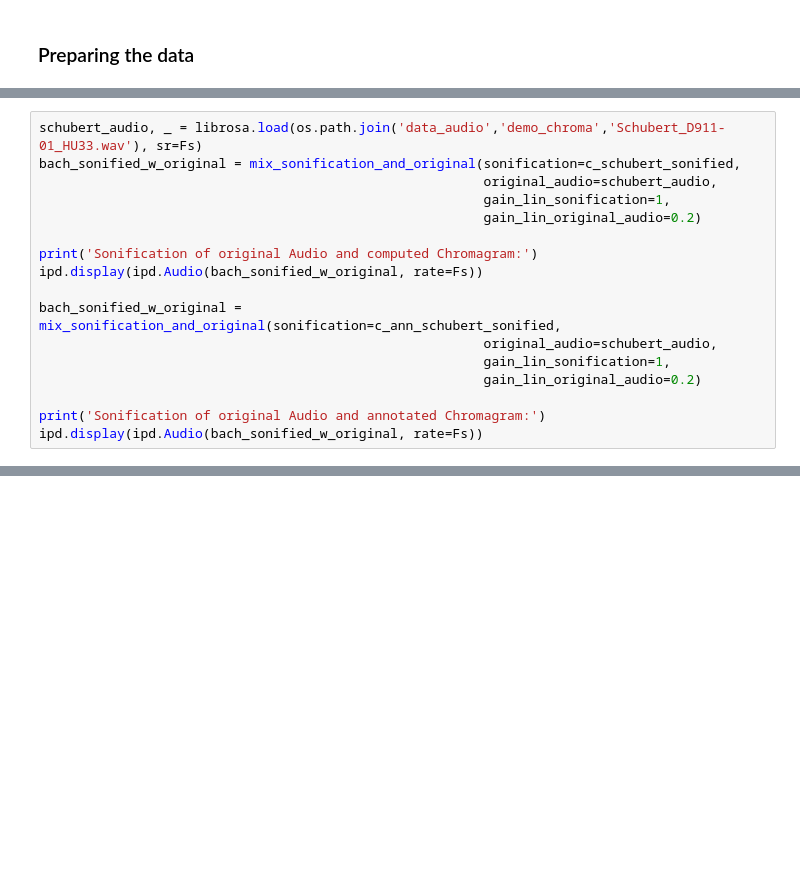
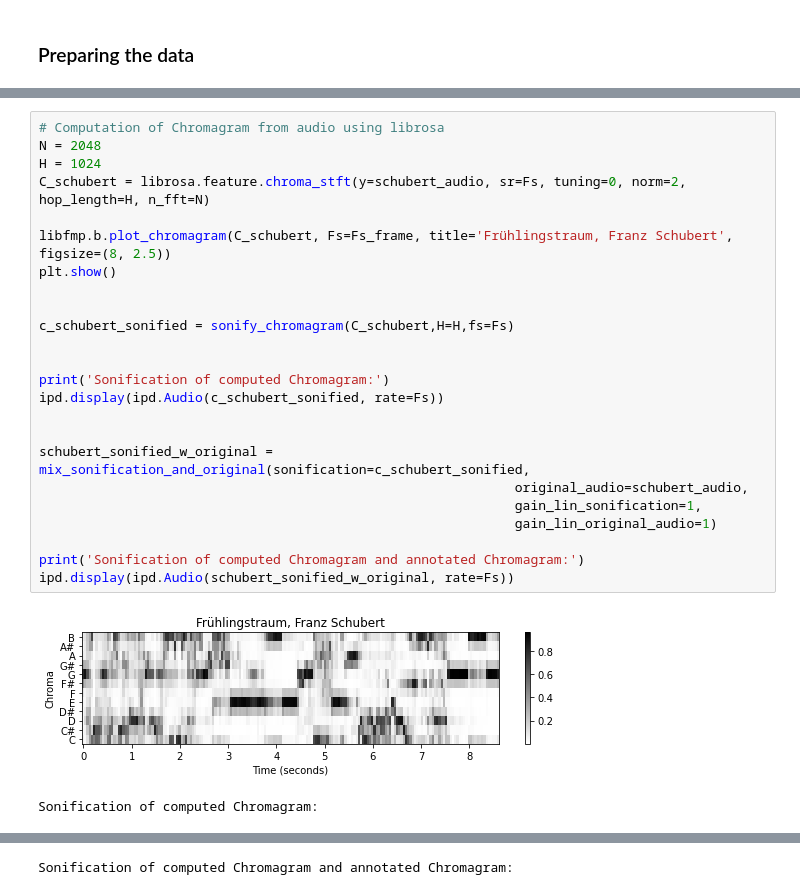
Before and after one commit to groupmm/libsoni, a Jupyter notebook: demo_chroma.ipynb, the cells around one changed output, grey strips where cells are left out. Cells and saved outputs as stored; diff of their text form; blank space fills up the shorter version.

```diff
--- a/demo_chroma.ipynb
+++ b/demo_chroma.ipynb
@@ -155,17 +171,27 @@ ipd.display(ipd.Audio(schubert_sonified_w_original, rate=Fs))
-# %%
-schubert_audio, _ = librosa.load(os.path.join('data_audio','demo_chroma','Schubert_D911-01_HU33.wav'), sr=Fs)
-bach_sonified_w_original = mix_sonification_and_original(sonification=c_schubert_sonified,
-                                                         original_audio=schubert_audio,
-                                                         gain_lin_sonification=1,
-                                                         gain_lin_original_audio=0.2)
-
-print('Sonification of original Audio and computed Chromagram:')
-ipd.display(ipd.Audio(bach_sonified_w_original, rate=Fs))
-
-bach_sonified_w_original = mix_sonification_and_original(sonification=c_ann_schubert_sonified,
-                                                         original_audio=schubert_audio,
-                                                         gain_lin_sonification=1,
-                                                         gain_lin_original_audio=0.2)
-
-print('Sonification of original Audio and annotated Chromagram:')
-ipd.display(ipd.Audio(bach_sonified_w_original, rate=Fs))
+# %%
+# Computation of Chromagram from audio using librosa
+N = 2048
+H = 1024
+C_schubert = librosa.feature.chroma_stft(y=schubert_audio, sr=Fs, tuning=0, norm=2, hop_length=H, n_fft=N)
+
+libfmp.b.plot_chromagram(C_schubert, Fs=Fs_frame, title='Frühlingstraum, Franz Schubert', figsize=(8, 2.5))
+plt.show()
+
+
+c_schubert_sonified = sonify_chromagram(C_schubert,H=H,fs=Fs)
+
+
+print('Sonification of computed Chromagram:')
+ipd.display(ipd.Audio(c_schubert_sonified, rate=Fs))
+
+
+schubert_sonified_w_original = mix_sonification_and_original(sonification=c_schubert_sonified,
+                                                             original_audio=schubert_audio,
+                                                             gain_lin_sonification=1,
+                                                             gain_lin_original_audio=1)
+
+print('Sonification of computed Chromagram and annotated Chromagram:')
+ipd.display(ipd.Audio(schubert_sonified_w_original, rate=Fs))
+# %% [output]
+[figure, added]
+Sonification of computed Chromagram:
@@ -171,0 +199 @@ ipd.display(ipd.Audio(bach_sonified_w_original, rate=Fs))
+Sonification of computed Chromagram and annotated Chromagram:
```
Also changed, not shown: parts of 9 cells of this notebook.
